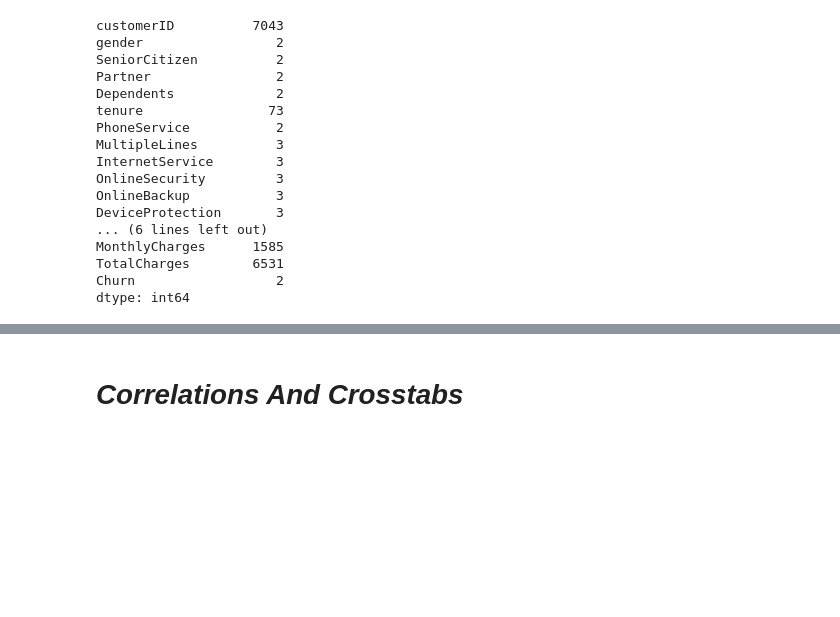
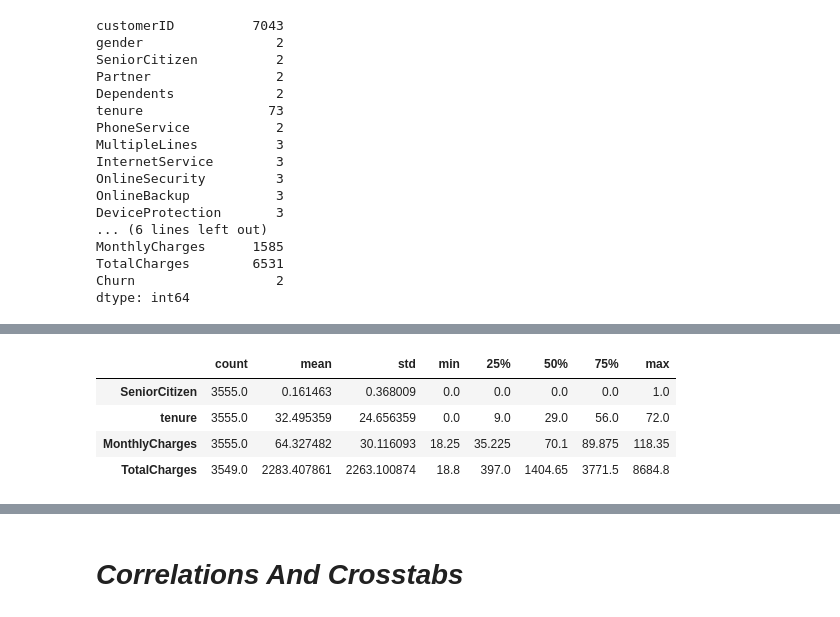
Before and after one commit to ItSick/AI-EDA, a Jupyter notebook: Telco-Customer-Churn.ipynb, the cells around one changed output, grey strips where cells are left out. Saved outputs shown, nothing was run; the diff lists cells and outputs as text; code cells hidden in the pictures; blank space fills up the shorter version.

```diff
--- a/Telco-Customer-Churn.ipynb
+++ b/Telco-Customer-Churn.ipynb
@@ -120,0 +191,8 @@ dtype: int64
+# %%
+man.describe().T
+# %% [output]
+|  | count | mean | std | min | 25% | 50% | 75% | max |
+| SeniorCitizen | 3555.0 | 0.161463 | 0.368009 | 0.0 | 0.0 | 0.0 | 0.0 | 1.0 |
+| tenure | 3555.0 | 32.495359 | 24.656359 | 0.0 | 9.0 | 29.0 | 56.0 | 72.0 |
+| MonthlyCharges | 3555.0 | 64.327482 | 30.116093 | 18.25 | 35.225 | 70.1 | 89.875 | 118.35 |
+| TotalCharges | 3549.0 | 2283.407861 | 2263.100874 | 18.8 | 397.0 | 1404.65 | 3771.5 | 8684.8 |
```
Also changed, not shown: parts of 39 cells of this notebook.
